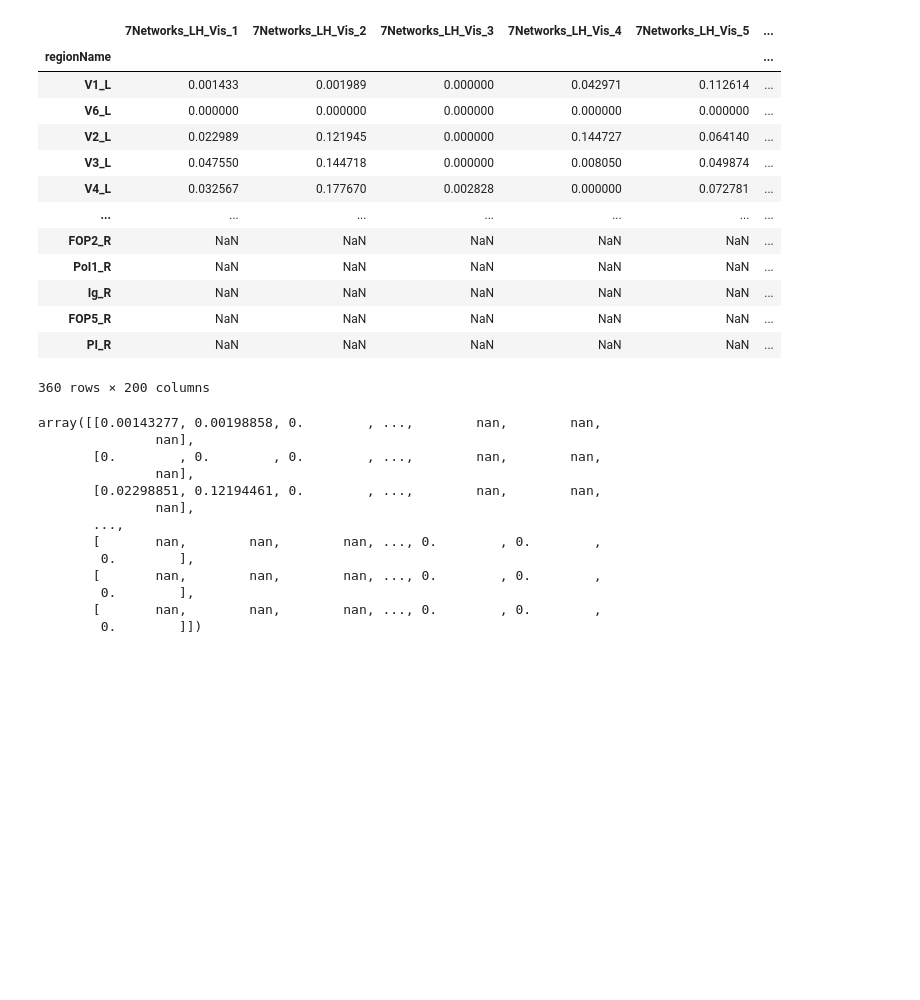
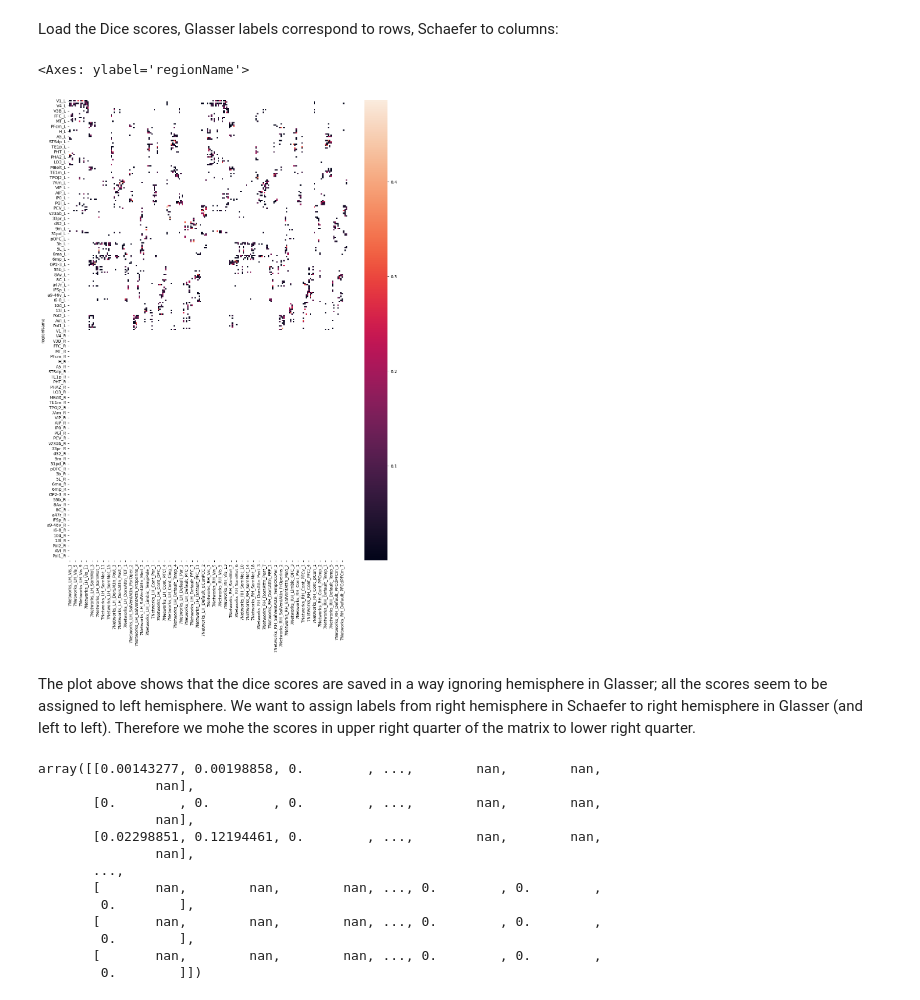
Before and after one commit to Katterrina/fimuni_thesis, a Jupyter notebook: notebooks/XX_centroids_and_parcellations/DICE_02_glasser-schaefer200_maxdice.ipynb, the cells around one changed output. Cells and saved outputs as stored; diff of their text form; code cells hidden in the pictures; blank space fills up the shorter version.

```diff
--- a/notebooks/XX_centroids_and_parcellations/DICE_02_glasser-schaefer200_maxdice.ipynb
+++ b/notebooks/XX_centroids_and_parcellations/DICE_02_glasser-schaefer200_maxdice.ipynb
@@ -19,25 +30,18 @@ from src import data, paths,labels
+# %% [markdown]
+Load the Dice scores, Glasser labels correspond to rows, Schaefer to columns:
 # %%
 df_dice_schaefer = pd.read_csv(
-    data.path('interim/DICE/DICE_Glasser_Schaefer200_res-1x1x1.csv'),
+    paths.path('interim/DICE/DICE_Glasser_Schaefer200_res-1x1x1.csv'),
     index_col=0
 )
 
-df_dice_schaefer
+fig, ax = plt.subplots(figsize=(15,20))
+sns.heatmap(df_dice_schaefer, mask=df_dice_schaefer == 0.0, ax=ax)
 # %% [output]
-|  | 7Networks_LH_Vis_1 | 7Networks_LH_Vis_2 | 7Networks_LH_Vis_3 | 7Networks_LH_Vis_4 | 7Networks_LH_Vis_5 | ... |
-| regionName |  |  |  |  |  | ... |
-| V1_L | 0.001433 | 0.001989 | 0.000000 | 0.042971 | 0.112614 | ... |
-| V6_L | 0.000000 | 0.000000 | 0.000000 | 0.000000 | 0.000000 | ... |
-| V2_L | 0.022989 | 0.121945 | 0.000000 | 0.144727 | 0.064140 | ... |
-| V3_L | 0.047550 | 0.144718 | 0.000000 | 0.008050 | 0.049874 | ... |
-| V4_L | 0.032567 | 0.177670 | 0.002828 | 0.000000 | 0.072781 | ... |
-| ... | ... | ... | ... | ... | ... | ... |
-| FOP2_R | NaN | NaN | NaN | NaN | NaN | ... |
-| PoI1_R | NaN | NaN | NaN | NaN | NaN | ... |
-| Ig_R | NaN | NaN | NaN | NaN | NaN | ... |
-| FOP5_R | NaN | NaN | NaN | NaN | NaN | ... |
-| PI_R | NaN | NaN | NaN | NaN | NaN | ... |
-360 rows × 200 columns
+<Axes: ylabel='regionName'>
+[figure, added]
+# %% [markdown]
+The plot above shows that the dice scores are saved in a way ignoring hemisphere in Glasser; all the scores seem to be assigned to left hemisphere. We want to assign labels from right hemisphere in Schaefer to right hemisphere in Glasser (and left to left). Therefore we mohe the scores in upper right quarter of the matrix to lower right quarter.
 # %%
 dice_schaefer_array = df_dice_schaefer.to_numpy()
 n_glasser,n_schaefer = dice_schaefer_array.shape
```
Also changed, not shown: parts of 15 cells of this notebook, 4 other files.
